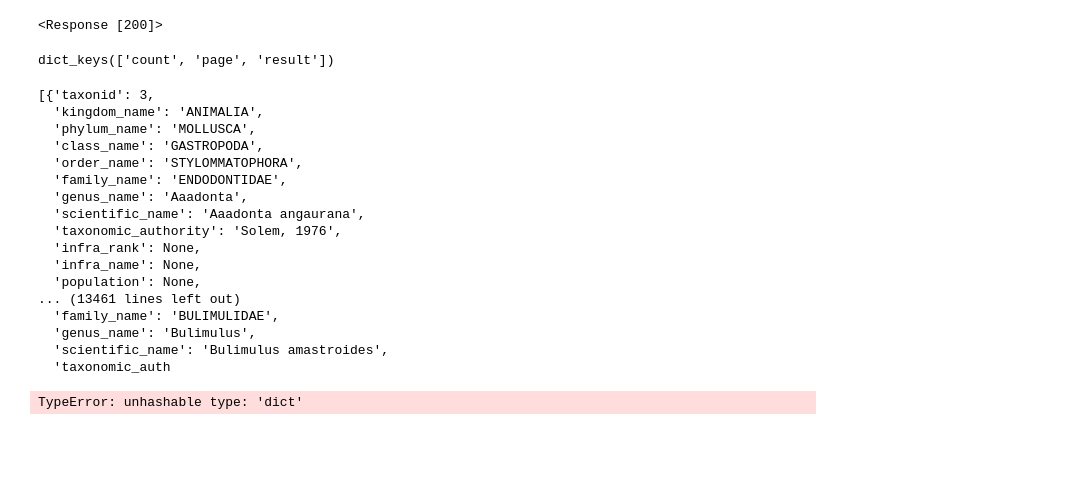
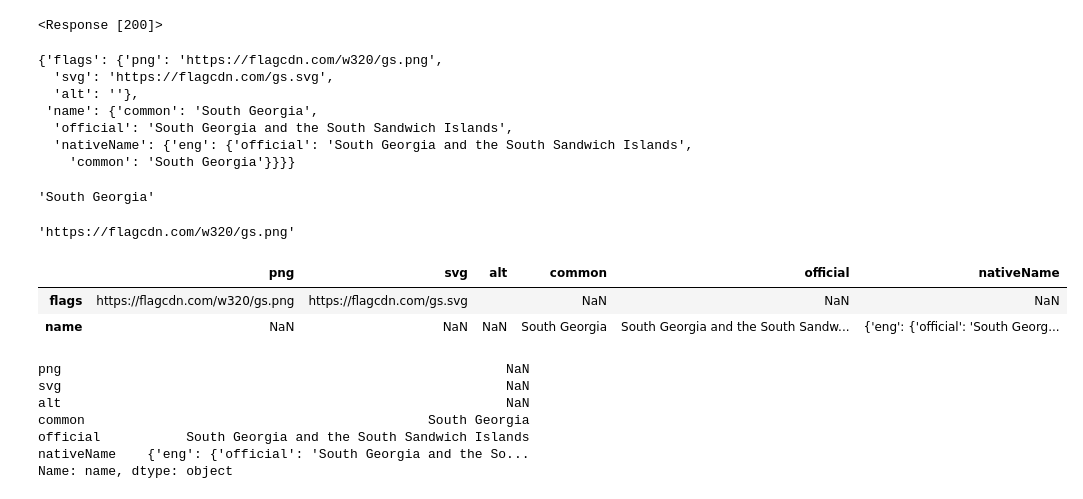
Before and after one commit to Baut1574/Bit-Actividades, a Jupyter notebook: Atividad_part_VI/01-Desarollo-conexion-APIS.ipynb, the cells around one changed output. Drawn from its saved outputs; the diff is of its cells as text; code cells hidden in the pictures; blank space fills up the shorter version.

```diff
--- a/Atividad_part_VI/01-Desarollo-conexion-APIS.ipynb
+++ b/Atividad_part_VI/01-Desarollo-conexion-APIS.ipynb
@@ -36,8 +42,6 @@ response.json()
 # %%
-import requests
-import pandas as pd
 
-url = "https://apiv3.iucnredlist.org/api/v3/species/page/0?token=9bb4facb6d23f48efbf424bb05c0c1ef1cf6f468393bc745d42179ac4aca5fee"
+url = "https://restcountries.com/v3.1/all?fields=name,flags"
 headers = {"Accept-Encoding": "gzip, deflate"}
 
 response = requests.get(url, headers=headers)
@@ -46,30 +50,38 @@ data = response.json()
 # %% [output]
 <Response [200]>
 # %%
-data.keys()
+data[0]
 # %% [output]
-dict_keys(['count', 'page', 'result'])
+{'flags': {'png': 'https://flagcdn.com/w320/gs.png',
+  'svg': 'https://flagcdn.com/gs.svg',
+  'alt': ''},
+ 'name': {'common': 'South Georgia',
+  'official': 'South Georgia and the South Sandwich Islands',
+  'nativeName': {'eng': {'official': 'South Georgia and the South Sandwich Islands',
+    'common': 'South Georgia'}}}}
-# %%
-data['result']
-# %% [output]
-[{'taxonid': 3,
-  'kingdom_name': 'ANIMALIA',
-  'phylum_name': 'MOLLUSCA',
-  'class_name': 'GASTROPODA',
-  'order_name': 'STYLOMMATOPHORA',
-  'family_name': 'ENDODONTIDAE',
-  'genus_name': 'Aaadonta',
-  'scientific_name': 'Aaadonta angaurana',
-  'taxonomic_authority': 'Solem, 1976',
-  'infra_rank': None,
-  'infra_name': None,
-  'population': None,
-... (13461 lines left out)
-  'family_name': 'BULIMULIDAE',
-  'genus_name': 'Bulimulus',
-  'scientific_name': 'Bulimulus amastroides',
-  'taxonomic_auth
-# %%
-data[data]['taxonic']
-# %% [output]
-TypeError: unhashable type: 'dict'
+# %%
+data[0]["name"]["common"]
+# %% [output]
+'South Georgia'
+# %%
+data[0]["flags"]["png"]
+# %% [output]
+'https://flagcdn.com/w320/gs.png'
+# %%
+datax =  data [0]
+dt = pd.DataFrame.from_dict(datax, orient='index')
+dt
+# %% [output]
+|  | png | svg | alt | common | official | nativeName |
+| flags | https://flagcdn.com/w320/gs.png | https://flagcdn.com/gs.svg |  | NaN | NaN | NaN |
+| name | NaN | NaN | NaN | South Georgia | South Georgia and the South Sandw... | {'eng': {'official': 'South Georg... |
+# %%
+dt.loc['name']
+# %% [output]
+png                                                         NaN
+svg                                                         NaN
+alt                                                         NaN
+common                                            South Georgia
+official           South Georgia and the South Sandwich Islands
+nativeName    {'eng': {'official': 'South Georgia and the So...
+Name: name, dtype: object
```
Also changed, not shown: parts of 3 cells of this notebook, 3 other files.
